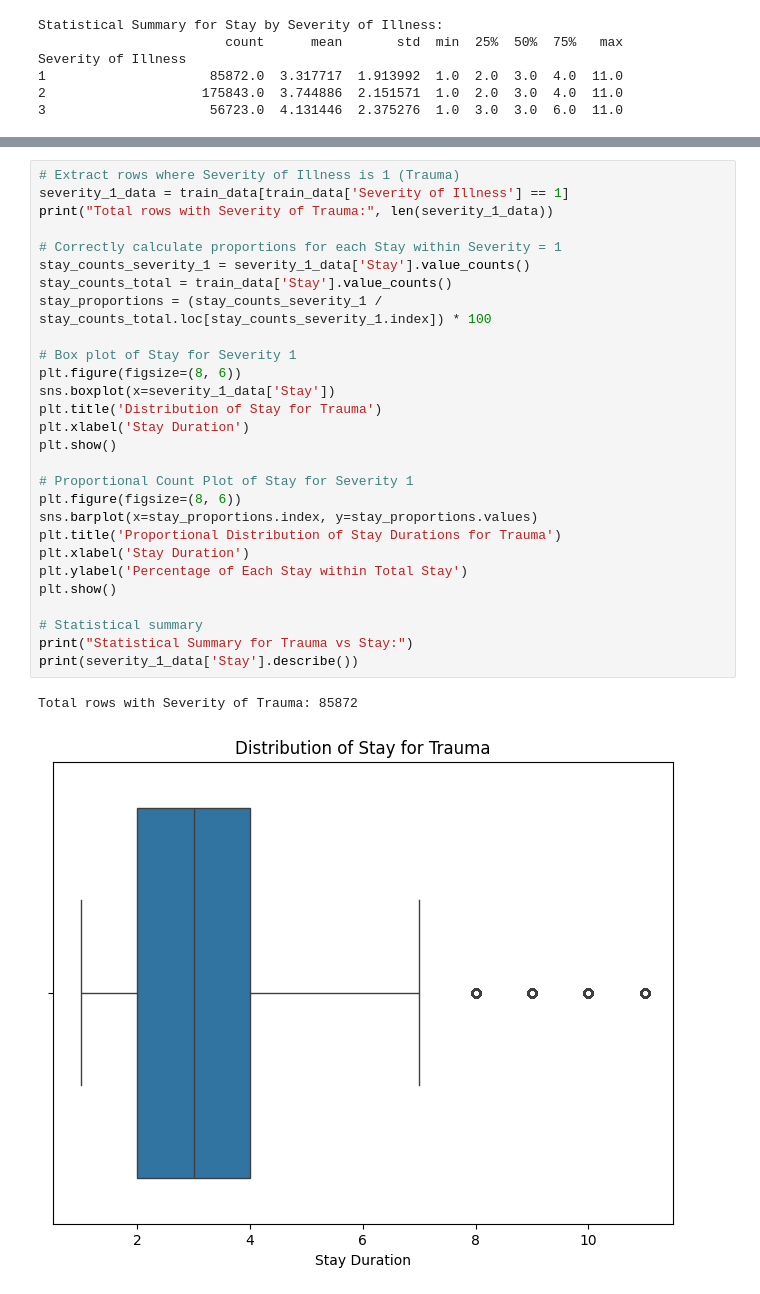
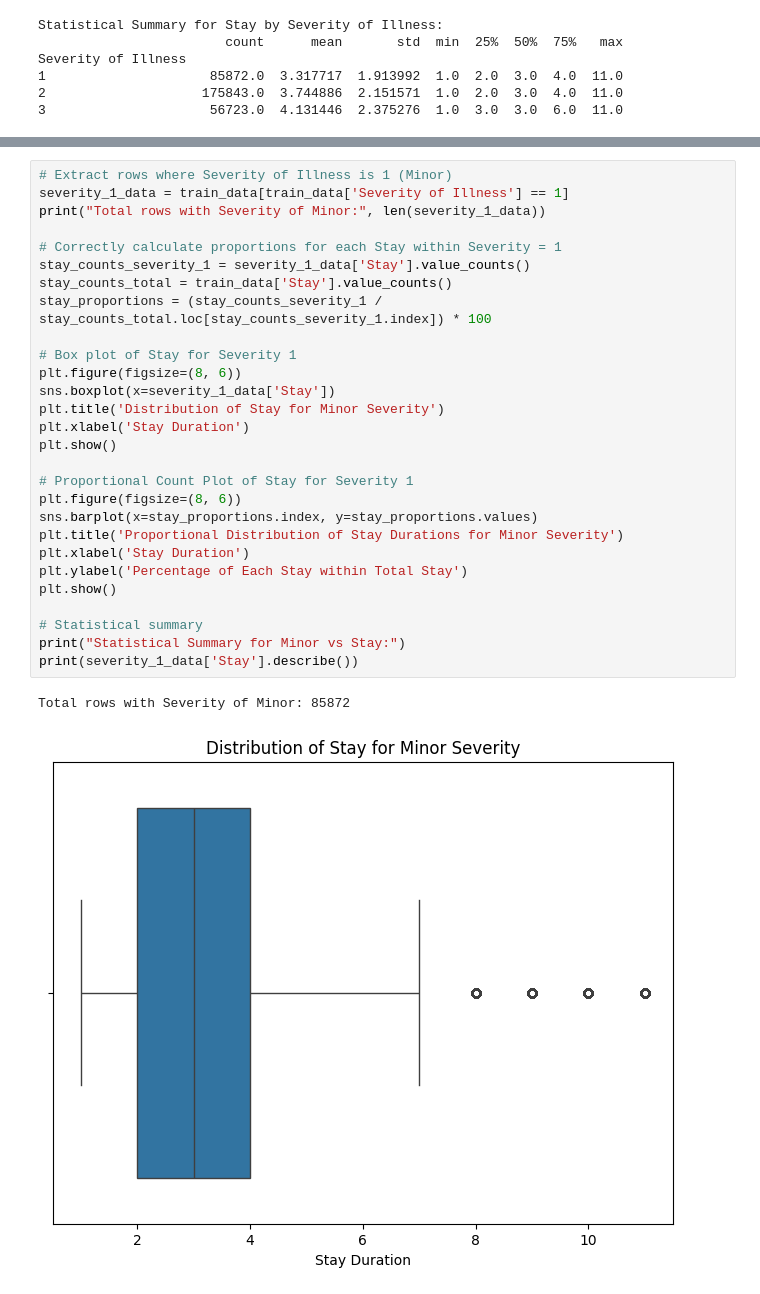
Before and after one commit to Jayjolie1026/4260, a Jupyter notebook: data_analysis.ipynb, the cells around one changed output, grey strips where cells are left out. Saved outputs shown, nothing was run; the diff lists cells and outputs as text.

Commit message:
rename severity labels bc i can't read

```diff
--- a/data_analysis.ipynb
+++ b/data_analysis.ipynb
@@ -500,33 +541,33 @@ There is a slight decrease of length of stay among Trauma patients and a slight
 
 The following graphs show each severity level is better detail
 # %%
-# Extract rows where Severity of Illness is 1 (Trauma)
+# Extract rows where Severity of Illness is 1 (Minor)
 severity_1_data = train_data[train_data['Severity of Illness'] == 1]
-print("Total rows with Severity of Trauma:", len(severity_1_data))
+print("Total rows with Severity of Minor:", len(severity_1_data))
 
 # Correctly calculate proportions for each Stay within Severity = 1
 stay_counts_severity_1 = severity_1_data['Stay'].value_counts()
 stay_counts_total = train_data['Stay'].value_counts()
 stay_proportions = (stay_counts_severity_1 / stay_counts_total.loc[stay_counts_severity_1.index]) * 100
 
 # Box plot of Stay for Severity 1
 plt.figure(figsize=(8, 6))
 sns.boxplot(x=severity_1_data['Stay'])
-plt.title('Distribution of Stay for Trauma')
+plt.title('Distribution of Stay for Minor Severity')
 plt.xlabel('Stay Duration')
 plt.show()
 
 # Proportional Count Plot of Stay for Severity 1
 plt.figure(figsize=(8, 6))
 sns.barplot(x=stay_proportions.index, y=stay_proportions.values)
-plt.title('Proportional Distribution of Stay Durations for Trauma')
+plt.title('Proportional Distribution of Stay Durations for Minor Severity')
 plt.xlabel('Stay Duration')
 plt.ylabel('Percentage of Each Stay within Total Stay')
 plt.show()
 
 # Statistical summary
-print("Statistical Summary for Trauma vs Stay:")
+print("Statistical Summary for Minor vs Stay:")
 print(severity_1_data['Stay'].describe())
 # %% [output]
-Total rows with Severity of Trauma: 85872
+Total rows with Severity of Minor: 85872
-[figure, old version]
+[figure, new version]
```
Also changed, not shown: parts of 9 cells of this notebook.
